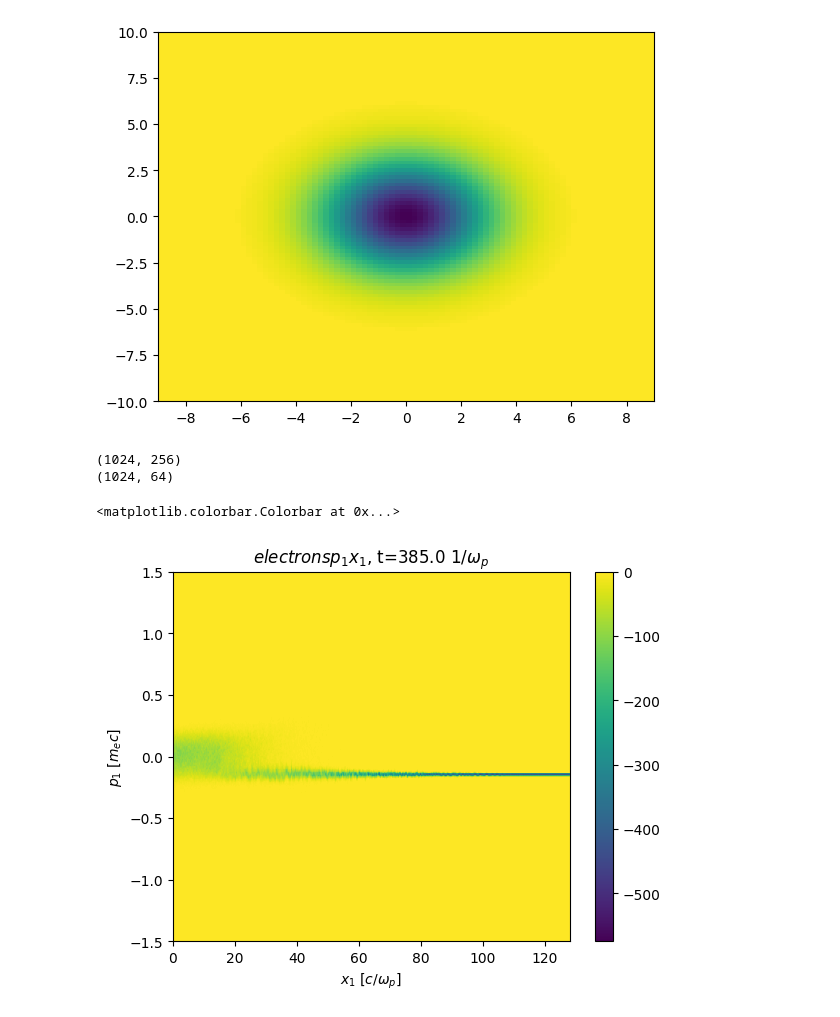
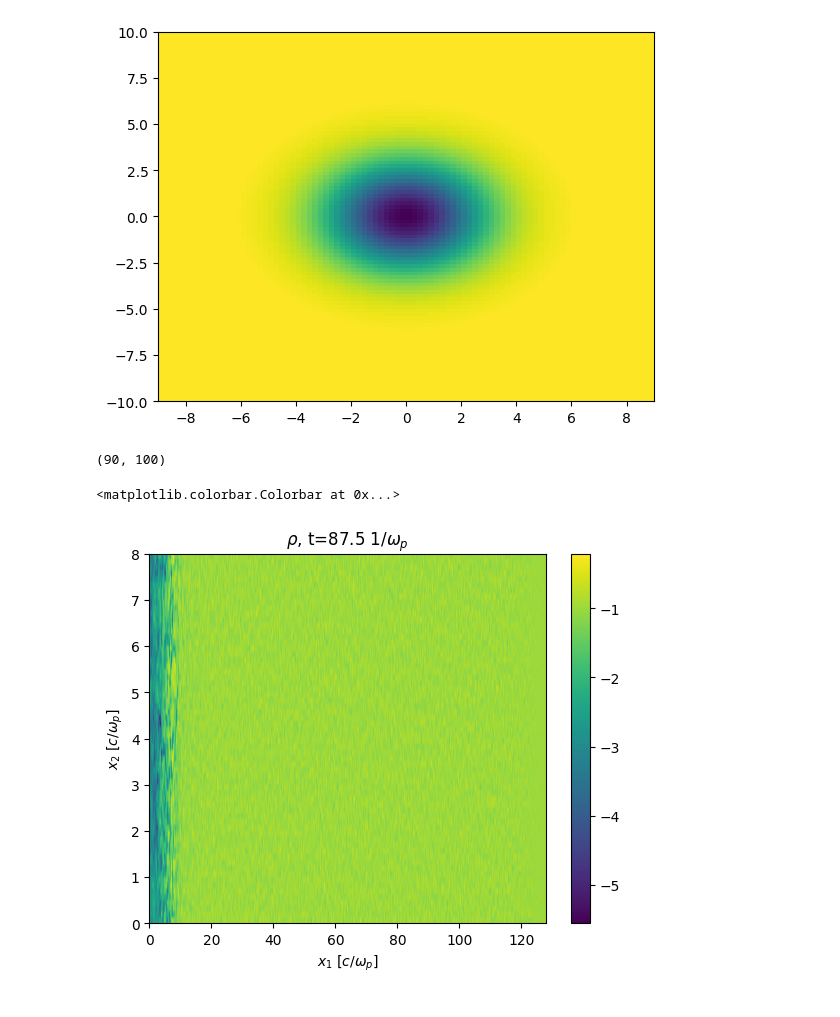
Before and after one commit to joaopedrobiu6/osiris_utils, a Jupyter notebook: examples/example_data.ipynb, the cells around one changed output. Drawn from its saved outputs; the diff is of its cells as text; code cells hidden in the pictures.

Commit message:
made some improvements in data loader

```diff
--- a/examples/example_data.ipynb
+++ b/examples/example_data.ipynb
@@ -29,20 +29,18 @@ plt.imshow(data2D, aspect='auto', origin='lower', extent=[x.min(), x.max(), y.mi
 <matplotlib.image.AxesImage at 0x...>
 [figure]
 # %%
-data = ou.OsirisGridFile('../../tese/simulations/16ppc_1024_64/quantities/MS/PHA/p1x1/electrons/p1x1-electrons-000022.h5')
-E1 = ou.OsirisGridFile('../../tese/simulations/16ppc_1024_64/quantities/MS/DENSITY/electrons/charge/charge-electrons-000005.h5')
+data = ou.OsirisGridFile('files/x1x2-electrons-000001.h5')
+E1 = ou.OsirisGridFile('../../anomalous_resistivity/simulations/16ppc_1024_64/quantities/MS/DENSITY/electrons/charge/charge-electrons-000005.h5')
 # %%
 print(data.data.shape)
-print(E1.data.shape)
 # %% [output]
-(1024, 256)
-(1024, 64)
+(90, 100)
 # %%
-plt.imshow(data.data.T, aspect='auto', origin='lower', extent=[data.grid[0][0], data.grid[0][-1], data.grid[1][0], data.grid[1][-1]])
-plt.xlabel(rf"${data.axis[0]["long_name"]}$ [${data.axis[0]["units"]}$]")
-plt.ylabel(rf"${data.axis[1]["long_name"]}$ [${data.axis[1]["units"]}$]")
-plt.title(rf"${data.label}$, t={data.time[0]} ${data.time[1]}$")
+plt.imshow(E1.data.T, aspect='auto', origin='lower', extent=[E1.grid[0][0], E1.grid[0][-1], E1.grid[1][0], E1.grid[1][-1]])
+plt.xlabel(rf"${E1.axis[0]["long_name"]}$ [${E1.axis[0]["units"]}$]")
+plt.ylabel(rf"${E1.axis[1]["long_name"]}$ [${E1.axis[1]["units"]}$]")
+plt.title(rf"${E1.label}$, t={E1.time[0]} ${E1.time[1]}$")
 plt.colorbar()
 # %% [output]
 <matplotlib.colorbar.Colorbar at 0x...>
-[figure, old version]
+[figure, new version]
```
Also changed, not shown: 4 other files.
